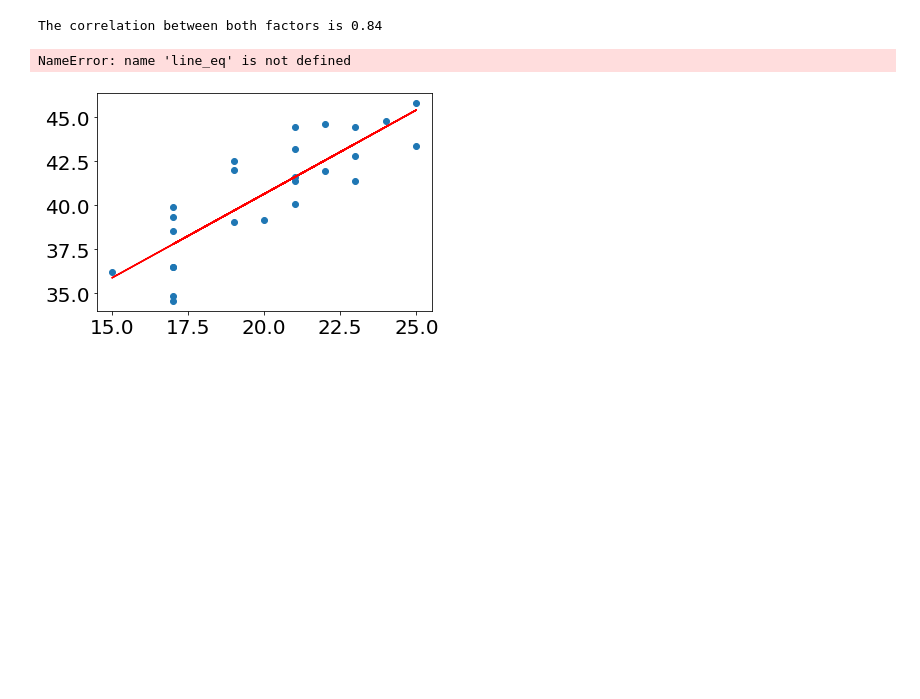
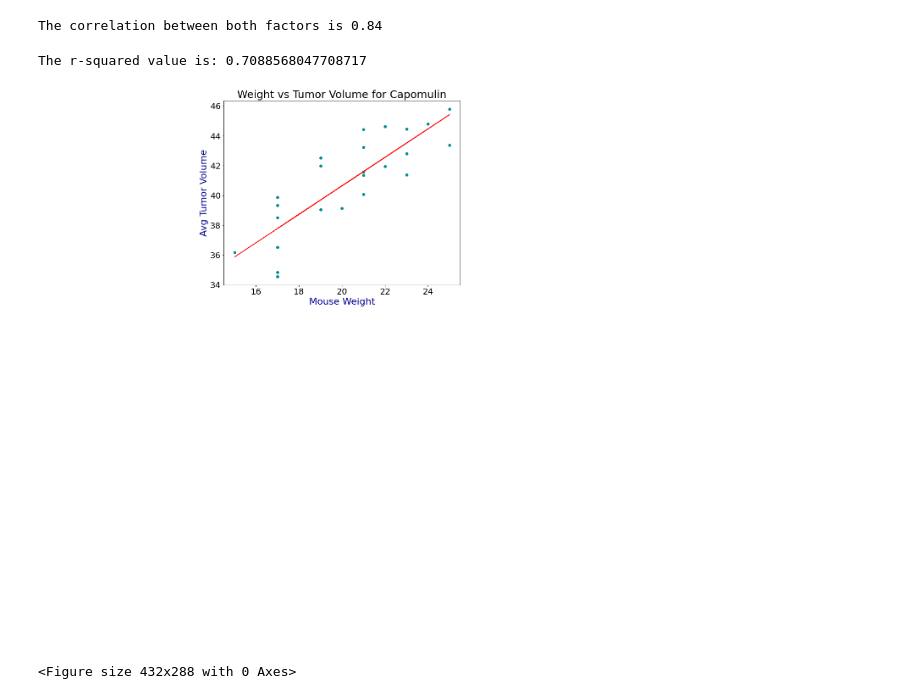
Before and after one commit to fisher1916/cancer-drug-study, a Jupyter notebook: pymaceuticals.ipynb, the cells around one changed output. Saved outputs shown, nothing was run; the diff lists cells and outputs as text; code cells hidden in the pictures; blank space fills up the shorter version.

```diff
--- a/pymaceuticals.ipynb
+++ b/pymaceuticals.ipynb
@@ -357,7 +429,15 @@ plt.plot(tumor_timept_df["Timepoint"], tumor_timept_df["Tumor Volume (mm3)"])
 # %%
 # Generate a scatter plot of average tumor volume vs. mouse weight for the Capomulin regimen
 capomulin_df = pd.DataFrame(raw_data_df[raw_data_df["Drug Regimen"]== "Capomulin"])
-avg_capo_wt = capomulin_df.groupby("Mouse ID").mean()
+avg_capo = capomulin_df.groupby("Mouse ID").mean()
 
-plt.scatter(avg_capo_wt["Weight (g)"], avg_capo_wt["Tumor Volume (mm3)"])
+
+plt.figure(figsize = (9,7))
+plt.title('Weight vs Tumor Volume for Capomulin', size = 22)
+plt.xlabel('Mouse Weight',size= 19,  color= "darkblue")
+plt.ylabel('Avg Tumor Volume', size= 19,  color= "darkblue")
+plt.scatter(avg_capo["Weight (g)"], avg_capo["Tumor Volume (mm3)"], color= "darkcyan")
+
+plt.show()
+plt.savefig("Graphs/Scatter_Wt_TumorVol")
 # %% [output]
@@ -373,17 +453,25 @@ print(f"The correlation between both factors is {round(correlation[0],2)}")
 The correlation between both factors is 0.84
 # %%
 # Calculate linear regression model for mouse weight and average tumor volume for the Capomulin regimen
-x_values = avg_capo_wt["Weight (g)"]
-y_values = avg_capo_wt["Tumor Volume (mm3)"]
+plt.figure(figsize = (10,8))
+x_values = avg_capo["Weight (g)"]
+y_values = avg_capo["Tumor Volume (mm3)"]
 (slope, intercept, rvalue, pvalue, stderr) = st.linregress(x_values, y_values)
 regress_values = x_values * slope + intercept
+line_eq = "y = " + str(round(slope,2)) + "x + " + str(round(intercept,2))
+print(f"The r-squared value is: {rvalue**2}")
 
-plt.scatter(x_values,y_values)
+# Using scatter plot, show linear regression line
+plt.scatter(x_values,y_values, color= "darkcyan")
 plt.plot(x_values,regress_values,"r-")
 plt.annotate(line_eq,(6,10),fontsize=15,color="red")
-plt.xlabel('Mouse Weight')
-plt.ylabel('Average Tumor Volume')
+plt.title('Weight vs Tumor Volume for Capomulin', size = 25)
+plt.xlabel('Mouse Weight',size= 22,  color= "darkblue")
+plt.ylabel('Avg Tumor Volume', size= 22, color= "darkblue")
+
 plt.show()
+plt.savefig("Graphs/Linregress_Wt_TumorVol")
 # %% [output]
-NameError: name 'line_eq' is not defined
+The r-squared value is: 0.7088568047708717
-[figure, old version]
+[figure, new version]
+<Figure size 432x288 with 0 Axes>
```
Also changed, not shown: parts of 9 cells of this notebook, 5 other files.
